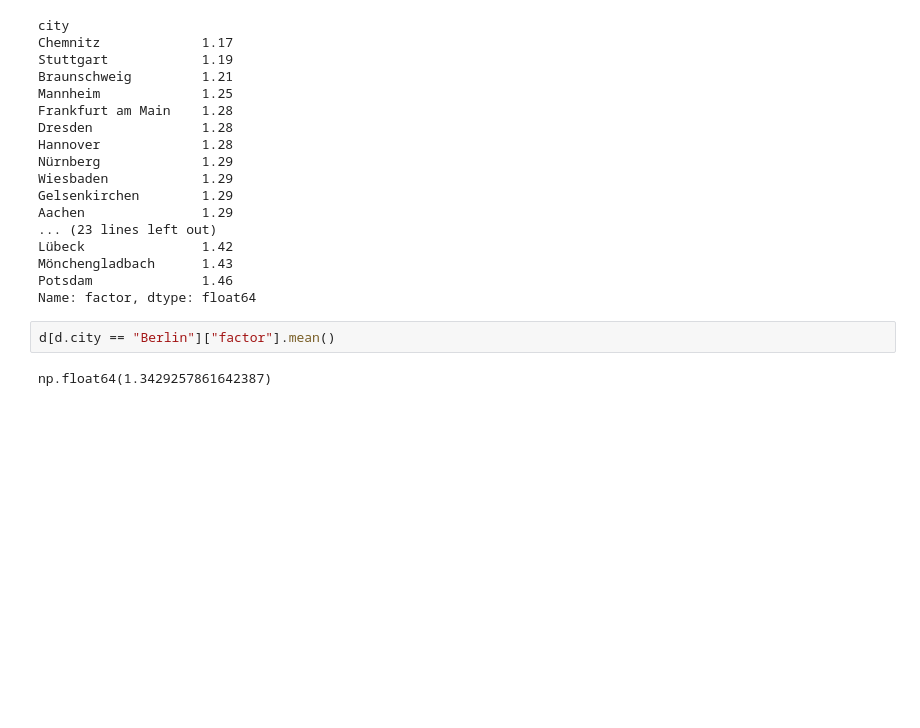
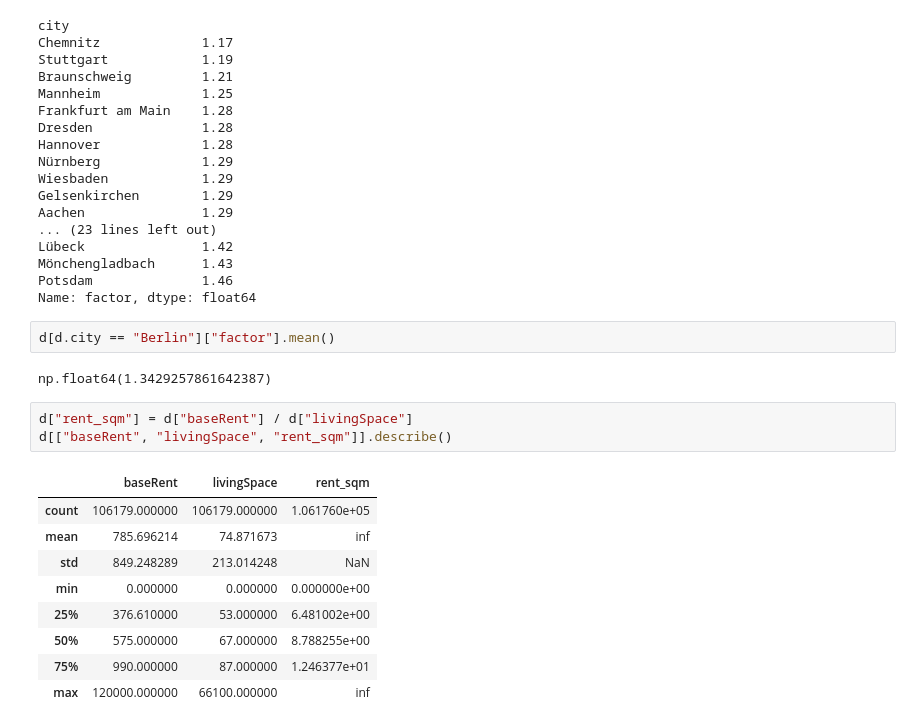
Before and after one commit to mohamed09012003/german_rent_predictor, a Jupyter notebook: notebooks/01_exploration.ipynb, the cells around one changed output. Cells and saved outputs as stored; diff of their text form; blank space fills up the shorter version.

```diff
--- a/notebooks/01_exploration.ipynb
+++ b/notebooks/01_exploration.ipynb
@@ -294,3 +294,16 @@ Name: factor, dtype: float64
 d[d.city == "Berlin"]["factor"].mean()
 # %% [output]
 np.float64(1.3429257861642387)
+# %%
+d["rent_sqm"] = d["baseRent"] / d["livingSpace"]
+d[["baseRent", "livingSpace", "rent_sqm"]].describe()
+# %% [output]
+|  | baseRent | livingSpace | rent_sqm |
+| count | 106179.000000 | 106179.000000 | 1.061760e+05 |
+| mean | 785.696214 | 74.871673 | inf |
+| std | 849.248289 | 213.014248 | NaN |
+| min | 0.000000 | 0.000000 | 0.000000e+00 |
+| 25% | 376.610000 | 53.000000 | 6.481002e+00 |
+| 50% | 575.000000 | 67.000000 | 8.788255e+00 |
+| 75% | 990.000000 | 87.000000 | 1.246377e+01 |
+| max | 120000.000000 | 66100.000000 | inf |
```
Also changed, not shown: parts of 12 cells of this notebook.
